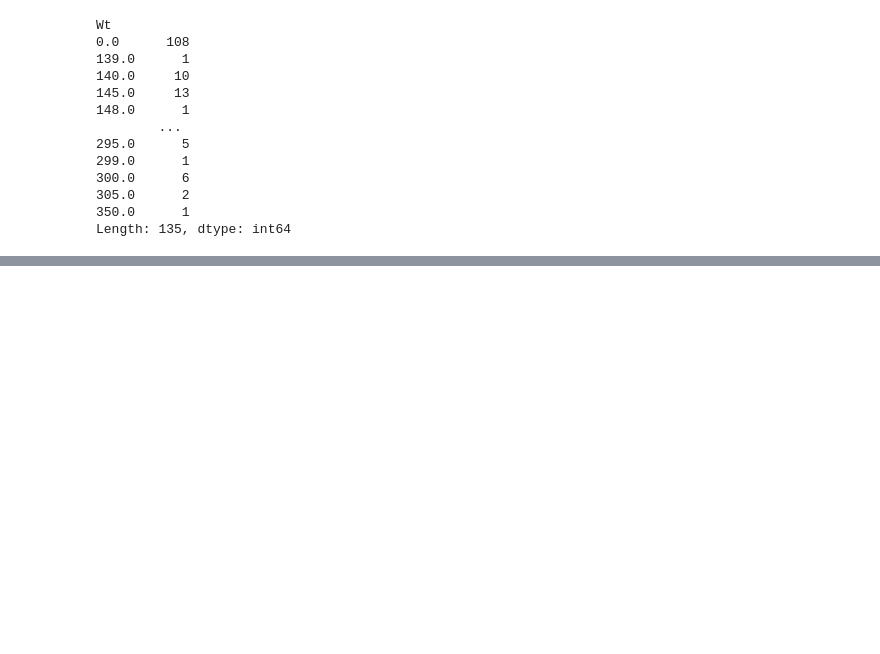
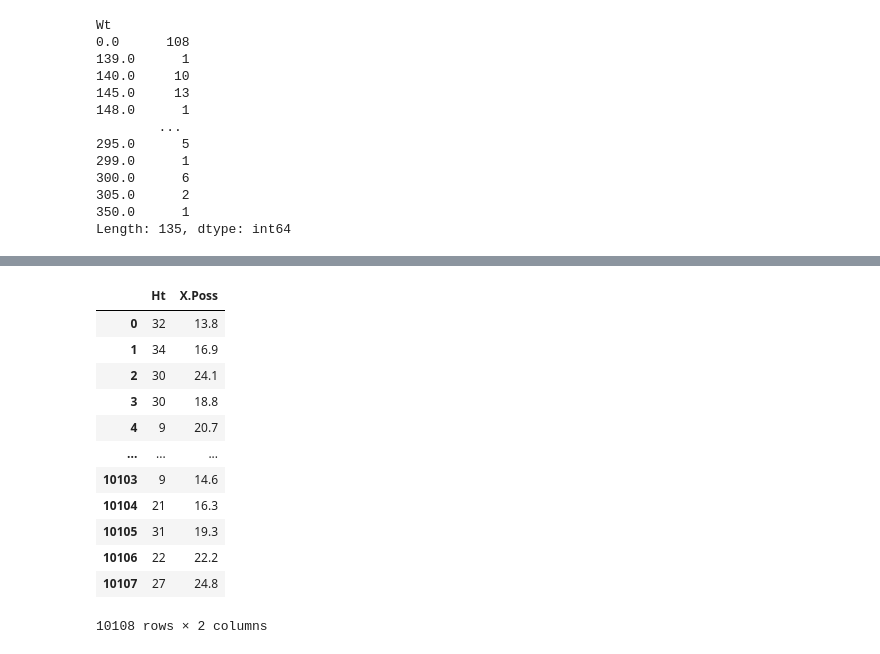
Before and after one commit to zainhoda1/Capstone-project, a Jupyter notebook: Analysis files/Model Execution.ipynb, the cells around one changed output, grey strips where cells are left out. Drawn from its saved outputs; the diff is of its cells as text; code cells hidden in the pictures; blank space fills up the shorter version.

```diff
--- a/Analysis files/Model Execution.ipynb
+++ b/Analysis files/Model Execution.ipynb
@@ -555,0 +527,17 @@ Fails 0.40150093808630394 0.3902439024390244
+# %%
+newer = pd.DataFrame(zip(df.games, df['X.Poss']), columns=['Ht', 'X.Poss'])
+newer
+# %% [output]
+|  | Ht | X.Poss |
+| 0 | 32 | 13.8 |
+| 1 | 34 | 16.9 |
+| 2 | 30 | 24.1 |
+| 3 | 30 | 18.8 |
+| 4 | 9 | 20.7 |
+| ... | ... | ... |
+| 10103 | 9 | 14.6 |
+| 10104 | 21 | 16.3 |
+| 10105 | 31 | 19.3 |
+| 10106 | 22 | 22.2 |
+| 10107 | 27 | 24.8 |
+10108 rows × 2 columns
```
Also changed, not shown: parts of 6 cells of this notebook.
